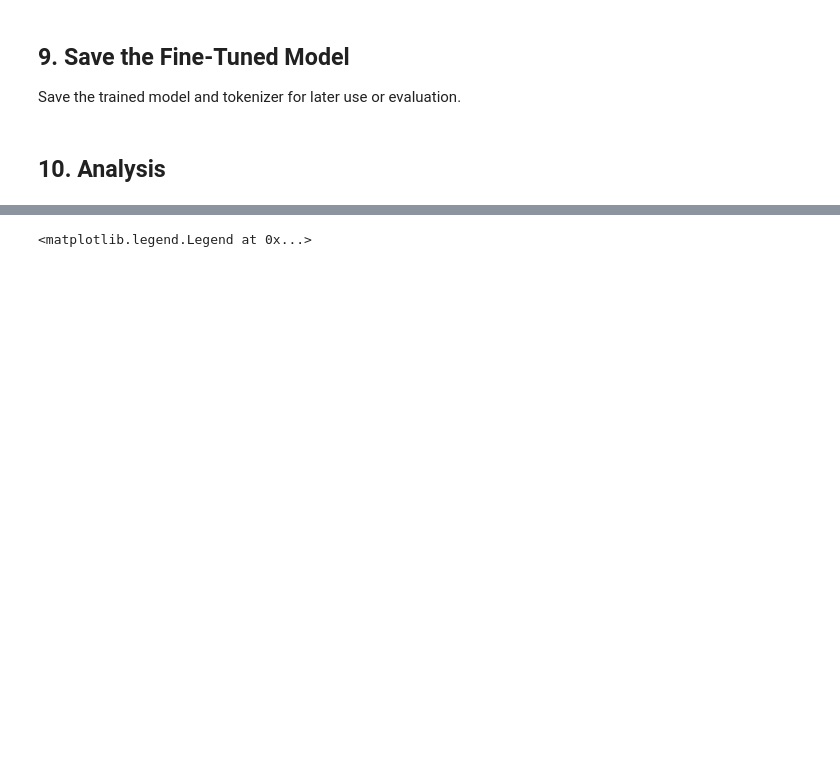
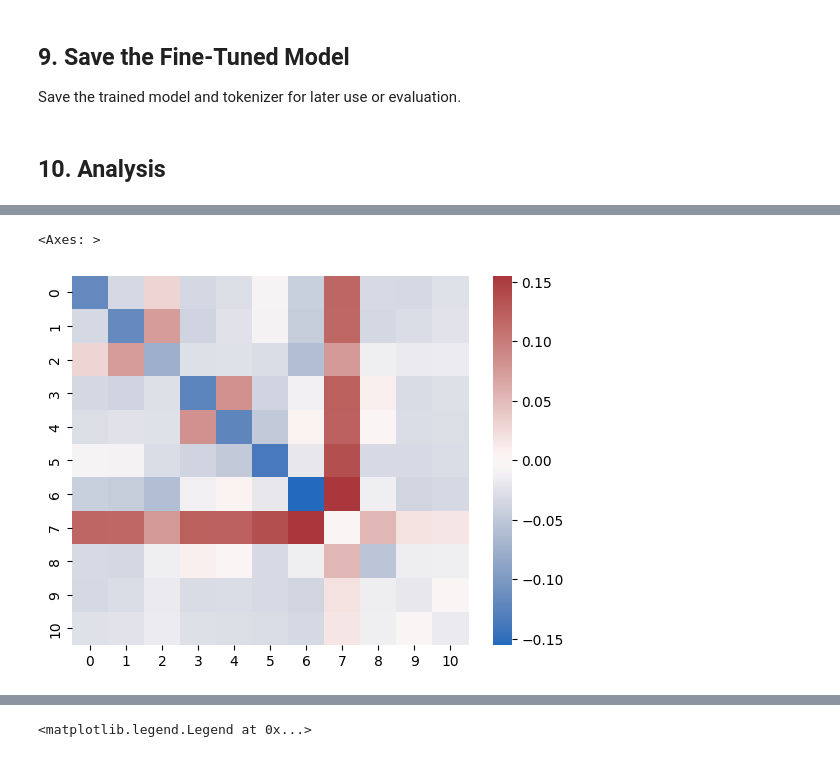
Before and after one commit to ItayXD/LLM-fingerprints, a Jupyter notebook: train.ipynb, the cells around one changed output, grey strips where cells are left out. Cells and saved outputs as stored; diff of their text form; code cells hidden in the pictures; blank space fills up the shorter version.

```diff
--- a/train.ipynb
+++ b/train.ipynb
@@ -398,0 +402,5 @@ plt.legend()
+# %%
+sns.heatmap((std_sim-torch.sqrt(std_sim[:,7:8]@std_sim[7:8,:])), cmap="vlag", center=0.)
+# %% [output]
+<Axes: >
+[figure, added]
```
Also changed, not shown: parts of 20 cells of this notebook.
